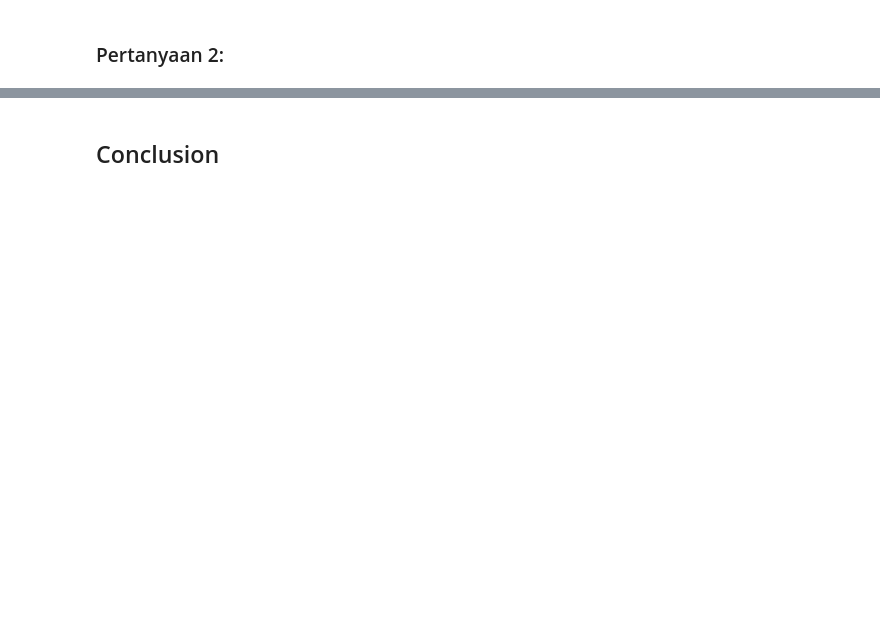
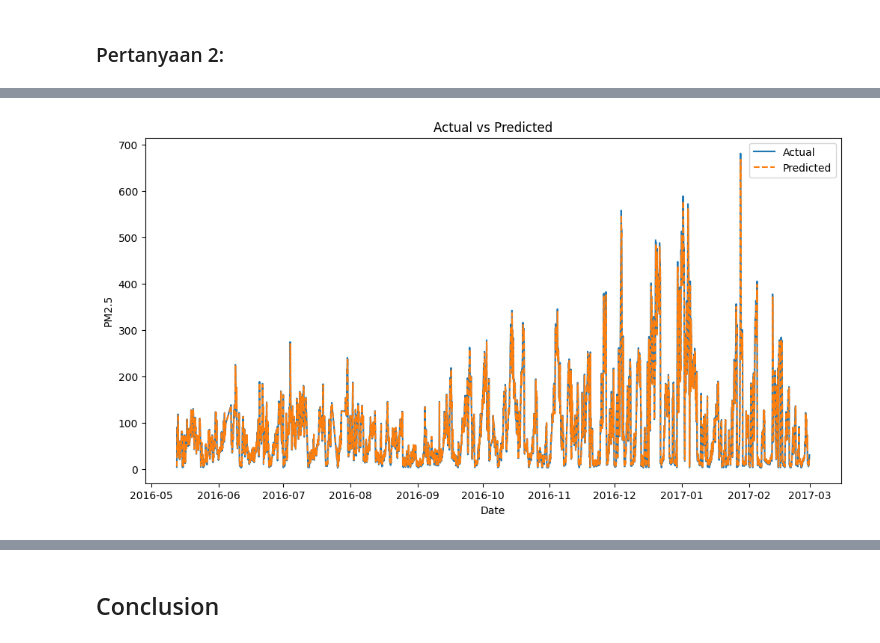
Before and after one commit to yaniyul/submission-idcamp2024, a Jupyter notebook: Proyek_Analisis_Data.ipynb, the cells around one changed output, grey strips where cells are left out. Drawn from its saved outputs; the diff is of its cells as text; code cells hidden in the pictures; blank space fills up the shorter version.

```diff
--- a/Proyek_Analisis_Data.ipynb
+++ b/Proyek_Analisis_Data.ipynb
@@ -174,0 +200,14 @@ Guanyuan       55.832982
+# %%
+# Membuat fitur dan target
+df_dongsi['target'] = df_dongsi['PM2.5'].shift(-1)
+df_dongsi.dropna(inplace=True)
+
+X_2 = df_dongsi[['PM2.5']]
+y_2 = df_dongsi['target']
+# %%
+# Membagi data pelatihan dan pengujian
+X_train_2, X_test_2, y_train_2, y_test_2 = train_test_split(X_2, y_2, test_size=0.2, shuffle=False)
+# %%
+# Melatih regresi linier
+model_2 = LinearRegression()
+model_2.fit(X_train_2, y_train_2)
@@ -174,0 +216,2 @@ Guanyuan       55.832982
+# %%
+y_pred_2 = model_2.predict(X_test_2)
@@ -200,0 +278,12 @@ plt.show()
+# %%
+# Nilai aktual vs Prediksi
+plt.figure(figsize=(12, 6))
+plt.plot(y_test_2.index, y_test_2, label='Actual')
+plt.plot(y_test_2.index, y_pred_2, label='Predicted', linestyle='--')
+plt.title('Actual vs Predicted')
+plt.xlabel('Date')
+plt.ylabel('PM2.5')
+plt.legend()
+plt.show()
+# %% [output]
+[figure, added]
```
Also changed, not shown: parts of 29 cells of this notebook, 2 other files.
